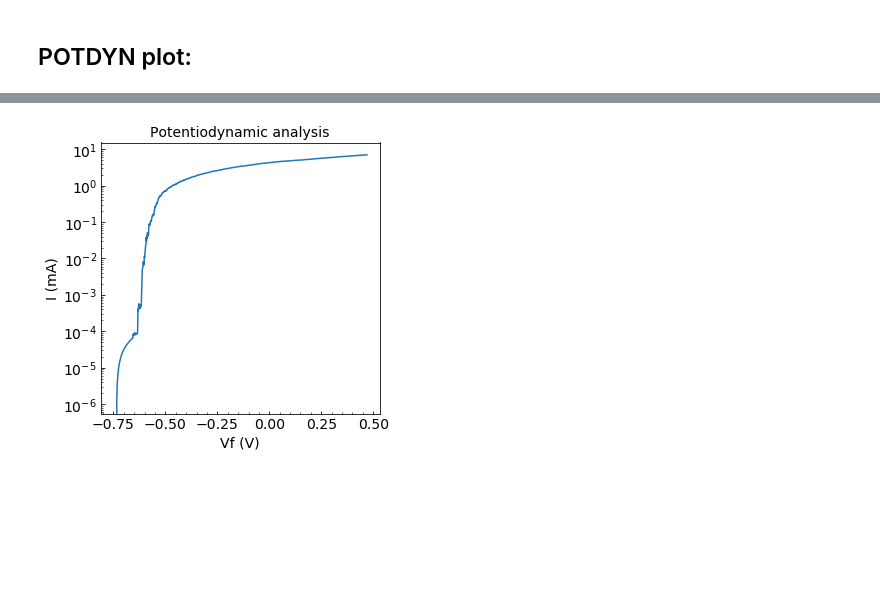
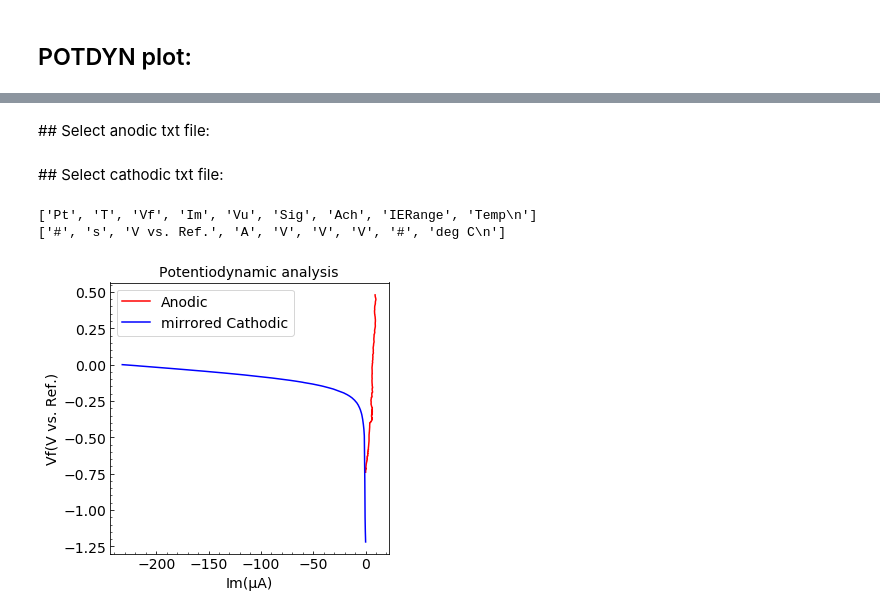
Before and after one commit to CoDaSiTo/IJL_Corrosion, a Jupyter notebook: NaCl_corrosion.ipynb, the cells around one changed output, grey strips where cells are left out. Cells and saved outputs as stored; diff of their text form; code cells hidden in the pictures; blank space fills up the shorter version.

```diff
--- a/NaCl_corrosion.ipynb
+++ b/NaCl_corrosion.ipynb
@@ -387,10 +413,28 @@ print(POTDYN_label)
-# %%
-figPOTDYN=plt.figure(figsize=(5,5))
-plt.plot(POTDYN_array[:,2], 1000*POTDYN_array[:,3])
-plt.xlabel('Vf (V)')
-plt.ylabel('I (mA)')
-plt.yscale('log')
-plt.title('Potentiodynamic analysis')
-plt.show()
-# %% [output]
-[figure, removed]
+# %% [markdown]
+## Select anodic txt file:
+# %%
+anodicfile=file_select(start_dir='/home/dasilvatousch/PydataWork/')
+POTA_header, POTA_units, POTA_array=POTDYN_to_array(anodicfile)
+# %% [markdown]
+## Select cathodic txt file:
+# %%
+catodicfile=file_select(start_dir='/home/dasilvatousch/PydataWork/')
+POTC_header, POTC_units, POTC_array=POTDYN_to_array(catodicfile)
+print(POTC_header)
+print(POTC_units)
+# %% [output]
+['Pt', 'T', 'Vf', 'Im', 'Vu', 'Sig', 'Ach', 'IERange', 'Temp\n']
+['#', 's', 'V vs. Ref.', 'A', 'V', 'V', 'V', '#', 'deg C\n']
+# %%
+figp=plt.figure(figsize=(5,5))
+plt.plot(1000000*POTA_array[:,3], POTA_array[:,2], color='red', label='Anodic')
+plt.plot(1000000*POTC_array[:,3], POTC_array[-1,2] - POTC_array[:,2], color='blue', label='mirrored Cathodic')
+plt.legend()
+plt.xlabel(POTA_header[3] +'(µ' + POTA_units[3] + ')')
+plt.ylabel(POTA_header[2] + '(' + POTA_units[2] + ')')
+
+plt.title('Potentiodynamic analysis')
+plt.savefig(newpath + '/POTDYN.png', dpi=100)
+plt.show()
+# %% [output]
+[figure, added]
```
Also changed, not shown: parts of 12 cells of this notebook.
